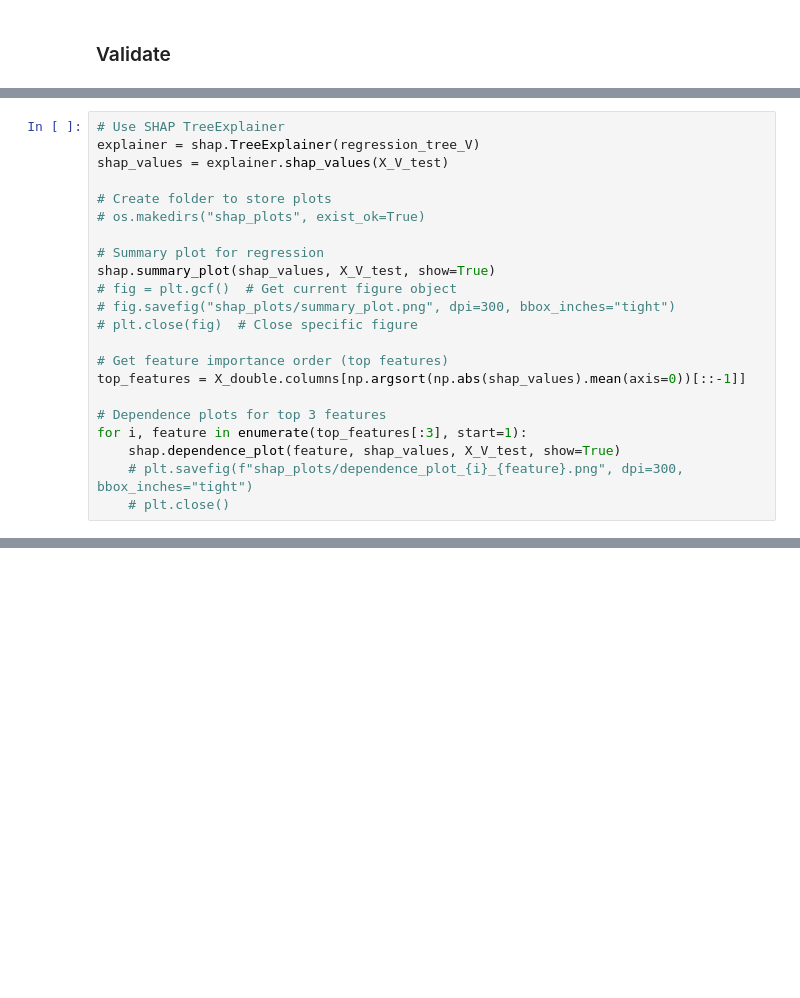
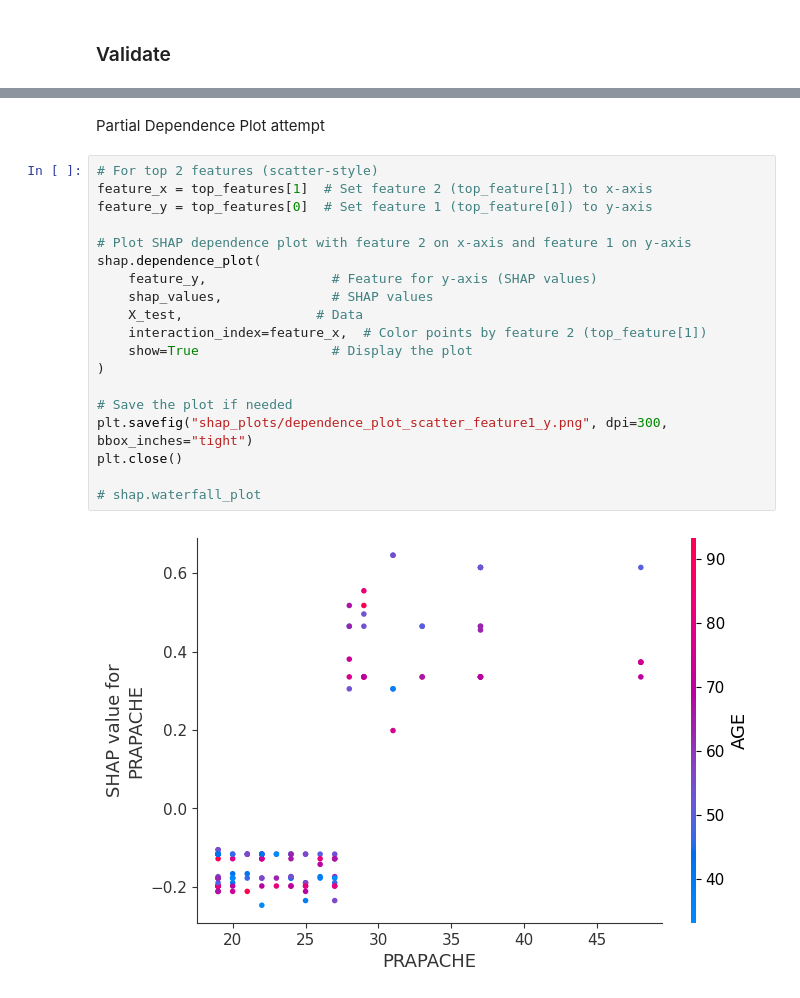
Before and after one commit to tobsilog/VTE, a Jupyter notebook: SHAP/Thesis.ipynb, the cells around one changed output, grey strips where cells are left out. Cells and saved outputs as stored; diff of their text form; blank space fills up the shorter version.

```diff
--- a/SHAP/Thesis.ipynb
+++ b/SHAP/Thesis.ipynb
@@ -789,22 +665,0 @@ Decision Tree Rules:
-# %%
-# Use SHAP TreeExplainer
-explainer = shap.TreeExplainer(regression_tree_V)
-shap_values = explainer.shap_values(X_V_test)
-
-# Create folder to store plots
-# os.makedirs("shap_plots", exist_ok=True)
-
-# Summary plot for regression
-shap.summary_plot(shap_values, X_V_test, show=True)
-# fig = plt.gcf()  # Get current figure object
-# fig.savefig("shap_plots/summary_plot.png", dpi=300, bbox_inches="tight")
-# plt.close(fig)  # Close specific figure
-
-# Get feature importance order (top features)
-top_features = X_double.columns[np.argsort(np.abs(shap_values).mean(axis=0))[::-1]]
-
-# Dependence plots for top 3 features
-for i, feature in enumerate(top_features[:3], start=1):
-    shap.dependence_plot(feature, shap_values, X_V_test, show=True)
-    # plt.savefig(f"shap_plots/dependence_plot_{i}_{feature}.png", dpi=300, bbox_inches="tight")
-    # plt.close()
@@ -815,0 +666,23 @@ for i, feature in enumerate(top_features[:3], start=1):
+# %% [markdown]
+Partial Dependence Plot attempt
+# %%
+# For top 2 features (scatter-style)
+feature_x = top_features[1]  # Set feature 2 (top_feature[1]) to x-axis
+feature_y = top_features[0]  # Set feature 1 (top_feature[0]) to y-axis
+
+# Plot SHAP dependence plot with feature 2 on x-axis and feature 1 on y-axis
+shap.dependence_plot(
+    feature_y,                # Feature for y-axis (SHAP values)
+    shap_values,              # SHAP values
+    X_test,                 # Data
+    interaction_index=feature_x,  # Color points by feature 2 (top_feature[1])
+    show=True                 # Display the plot
+)
+
+# Save the plot if needed
+plt.savefig("shap_plots/dependence_plot_scatter_feature1_y.png", dpi=300, bbox_inches="tight")
+plt.close()
+
+# shap.waterfall_plot
+# %% [output]
+[figure, added]
```
Also changed, not shown: parts of 15 cells of this notebook, 9 other files.
